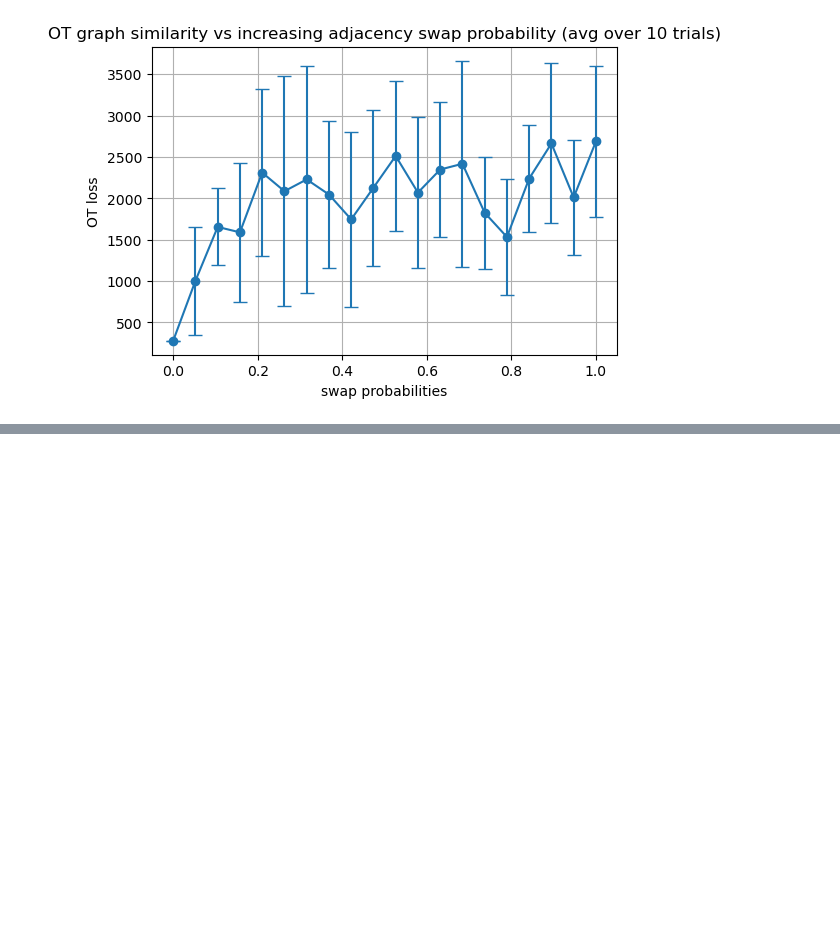
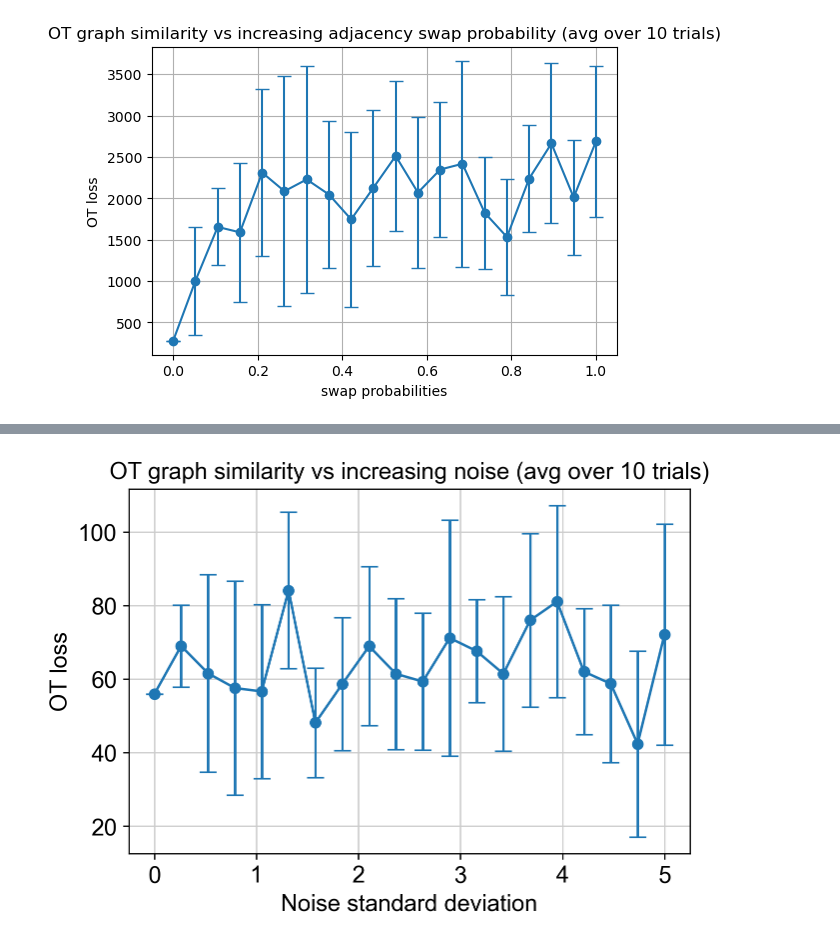
Before and after one commit to AbhiSundaram01/TraVeLer, a Jupyter notebook: sw_.ipynb, the cells around one changed output, grey strips where cells are left out. Drawn from its saved outputs; the diff is of its cells as text; code cells hidden in the pictures; blank space fills up the shorter version.

```diff
--- a/sw_.ipynb
+++ b/sw_.ipynb
@@ -686,0 +720,6 @@ Swap prob: 1.0
+# %%
+def chamfer_loss(x, y):
+    x = x.unsqueeze(1)
+    y = y.unsqueeze(0)
+    dist = ((x-y)**2).sum(-1)
+    return dist.min(1)[0].mean() + dist.min(0)[0].mean()
@@ -686,0 +805,13 @@ Swap prob: 1.0
+# %%
+import matplotlib.pyplot as plt
+
+# --- Plot ---
+plt.figure(figsize=(6,4))
+plt.errorbar(noise_levels, loss_means, yerr=loss_stds, marker='o', capsize=5)
+plt.xlabel("Noise standard deviation")
+plt.ylabel("OT loss")
+plt.title(f"OT graph similarity vs increasing noise (avg over {num_trials} trials)")
+plt.grid(True)
+plt.show()
+# %% [output]
+[figure, added]
```
Also changed, not shown: parts of 15 cells of this notebook, 14 other files.
